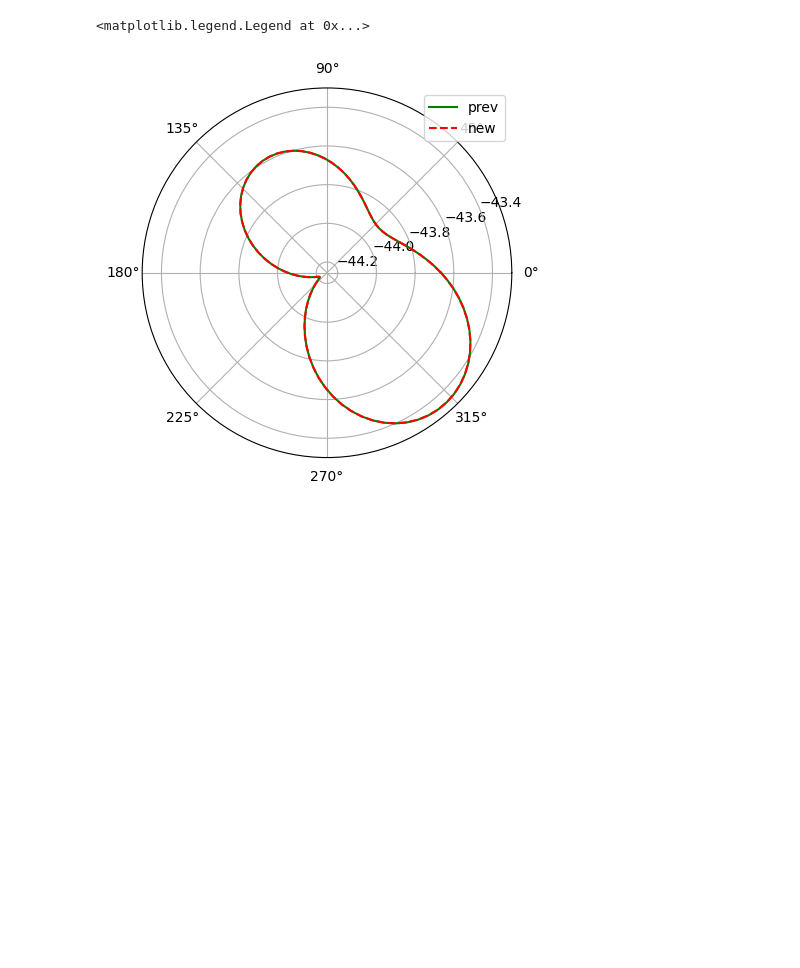
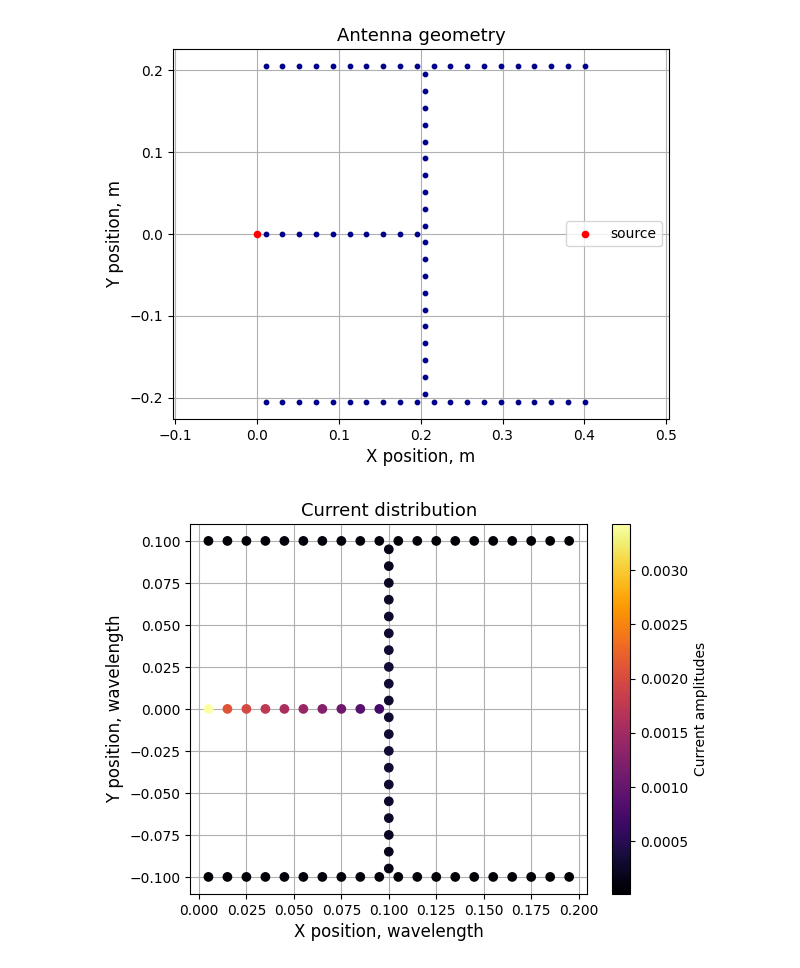
Before and after one commit to Sh4DowBurn/Method-of-Moments-for-antennas, a Jupyter notebook: TEST.ipynb, the cells around one changed output. Drawn from its saved outputs; the diff is of its cells as text; code cells hidden in the pictures; blank space fills up the shorter version.

```diff
--- a/TEST.ipynb
+++ b/TEST.ipynb
@@ -98,8 +81,12 @@ E_new = 20*np.log10(E_new)
-# %%
-import matplotlib.pyplot as plt
-plt.polar(angles,E, label = 'prev', c = 'g')
-plt.polar(angles,E_new, label = 'new', c = 'r', linestyle = '--')
-plt.legend()
-# %% [output]
-<matplotlib.legend.Legend at 0x...>
-[figure, removed]
+# %%
+structure_type = 'tree'
+basis_functions = 'triangle'
+test_tree = tree(2, np.full(2*(2**2-1), np.pi/2), wavelength/10, 1, radius, incident_field)
+I,R,impedance,_,_,_ = solve.calc_current_amplitudes(structure_type, basis_functions, test_tree, frequency, delta_r)
+# %%
+import geometry as gm
+gm.plot_antenna(structure_type, basis_functions, test_tree, delta_r)
+gm.plot_distribution(I,R,frequency)
+# %% [output]
+[figure, added]
+[figure, added]
```
Also changed, not shown: parts of 8 cells of this notebook, 5 other files.
